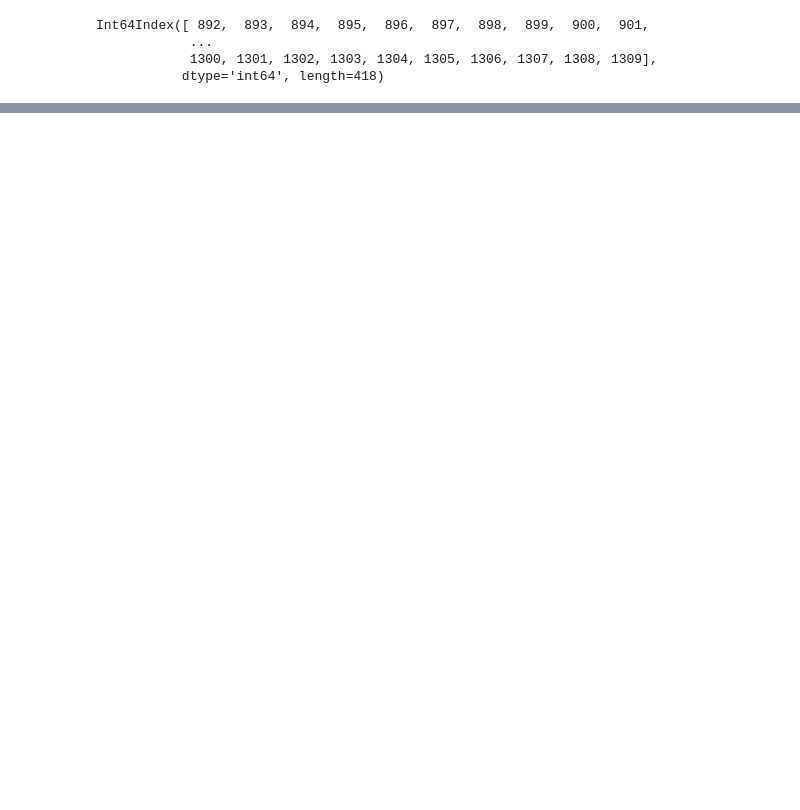
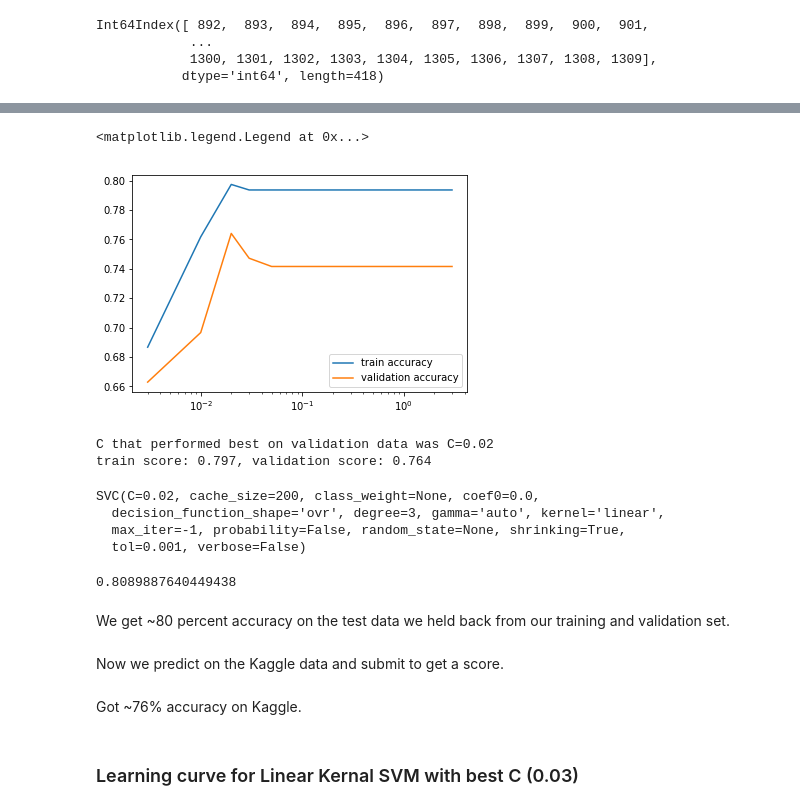
Before and after one commit to AshleySetter/Kaggle_Competitions, a Jupyter notebook: Titanic_project/Titanic - Machine Learning from Disaster.ipynb, the cells around one changed output, grey strips where cells are left out. Saved outputs shown, nothing was run; the diff lists cells and outputs as text; code cells hidden in the pictures; blank space fills up the shorter version.

```diff
--- a/Titanic_project/Titanic - Machine Learning from Disaster.ipynb
+++ b/Titanic_project/Titanic - Machine Learning from Disaster.ipynb
@@ -566,0 +604,16 @@ with open('prediction_submission.csv', 'w') as file:
+# %%
+scaler_age = preprocessing.StandardScaler().fit(data['Age'].reshape(-1, 1))
+data['Age'] = scaler_age.transform(data['Age'].reshape(-1, 1))
+
+scaler_SibSp = preprocessing.StandardScaler().fit(data['SibSp'].reshape(-1, 1))
+data['SibSp'] = scaler_SibSp.transform(data['SibSp'].reshape(-1, 1))
+
+scaler_Parch = preprocessing.StandardScaler().fit(data['Parch'].reshape(-1, 1))
+data['Parch'] = scaler_Parch.transform(data['Parch'].reshape(-1, 1))
+
+scaler_Fare = preprocessing.StandardScaler().fit(data['Fare'].reshape(-1, 1))
+data['Fare'] = scaler_Fare.transform(data['Fare'].reshape(-1, 1))
+
+X_temp, X_test, y_temp, y_test = model_selection.train_test_split(X, y, test_size=0.2)
+
+X_train, X_cv, y_train, y_cv = model_selection.train_test_split(X_temp, y_temp, train_size=0.75)
@@ -566,0 +630,8 @@ with open('prediction_submission.csv', 'w') as file:
+# %%
+C = 1 # start with penalty parameter equal to 1 as we don't know what value this should take yet, larger C -> lower bias, higher variance, smaller C -> higher bias, lower varaince. Since we don't have that much data a lower bias algorithm is probably best to avoid overfitting
+
+kernel = 'linear' # we'll start with a simple linear kernal to see how ths performs
+
+svm_model = svm.SVC(C=C, kernel=kernel)
+# %%
+svm_model.fit(X_train, y_train)
@@ -566,0 +647,10 @@ with open('prediction_submission.csv', 'w') as file:
+# %%
+C_array = np.array([0.003, 0.01, 0.02, 0.03, 0.05, 0.1, 0.3, 1, 3])
+train_score_array = np.zeros_like(C_array)
+validation_score_array = np.zeros_like(C_array)
+for i, C in enumerate(C_array):
+    print(i, C)
+    svm_model = svm.SVC(C=C, kernel=kernel)
+    svm_model.fit(X_train, y_train)
+    train_score_array[i] = svm_model.score(X_train, y_train)
+    validation_score_array[i] = svm_model.score(X_cv, y_cv)
@@ -566,0 +667,33 @@ with open('prediction_submission.csv', 'w') as file:
+# %%
+fig, ax = plt.subplots()
+ax.plot(C_array, train_score_array, label='train accuracy')
+ax.plot(C_array, validation_score_array, label='validation accuracy')
+ax.semilogx()
+ax.legend()
+# %% [output]
+<matplotlib.legend.Legend at 0x...>
+[figure, added]
+# %%
+index_best = np.argmax(validation_score_array)
+bestC = C_array[index_best]
+print('C that performed best on validation data was C={}'.format(bestC))
+print("train score: {:0.3f}, validation score: {:0.3f}".format(train_score_array[index_best], validation_score_array[index_best]))
+# %% [output]
+C that performed best on validation data was C=0.02
+train score: 0.797, validation score: 0.764
+# %%
+svm_model = svm.SVC(C=bestC, kernel=kernel)
+svm_model.fit(X_train, y_train)
+# %% [output]
+SVC(C=0.02, cache_size=200, class_weight=None, coef0=0.0,
+  decision_function_shape='ovr', degree=3, gamma='auto', kernel='linear',
+  max_iter=-1, probability=False, random_state=None, shrinking=True,
+  tol=0.001, verbose=False)
+# %%
+svm_model.score(X_test, y_test)
+# %% [output]
+0.8089887640449438
+# %% [markdown]
+We get ~80 percent accuracy on the test data we held back from our training and validation set.
+# %% [markdown]
+Now we predict on the Kaggle data and submit to get a score.
@@ -566,0 +707,4 @@ with open('prediction_submission.csv', 'w') as file:
+# %% [markdown]
+Got ~76% accuracy on Kaggle.
+# %% [markdown]
+### Learning curve for Linear Kernal SVM with best C (0.03)
```
Also changed, not shown: parts of 41 cells of this notebook, 1 other file.
